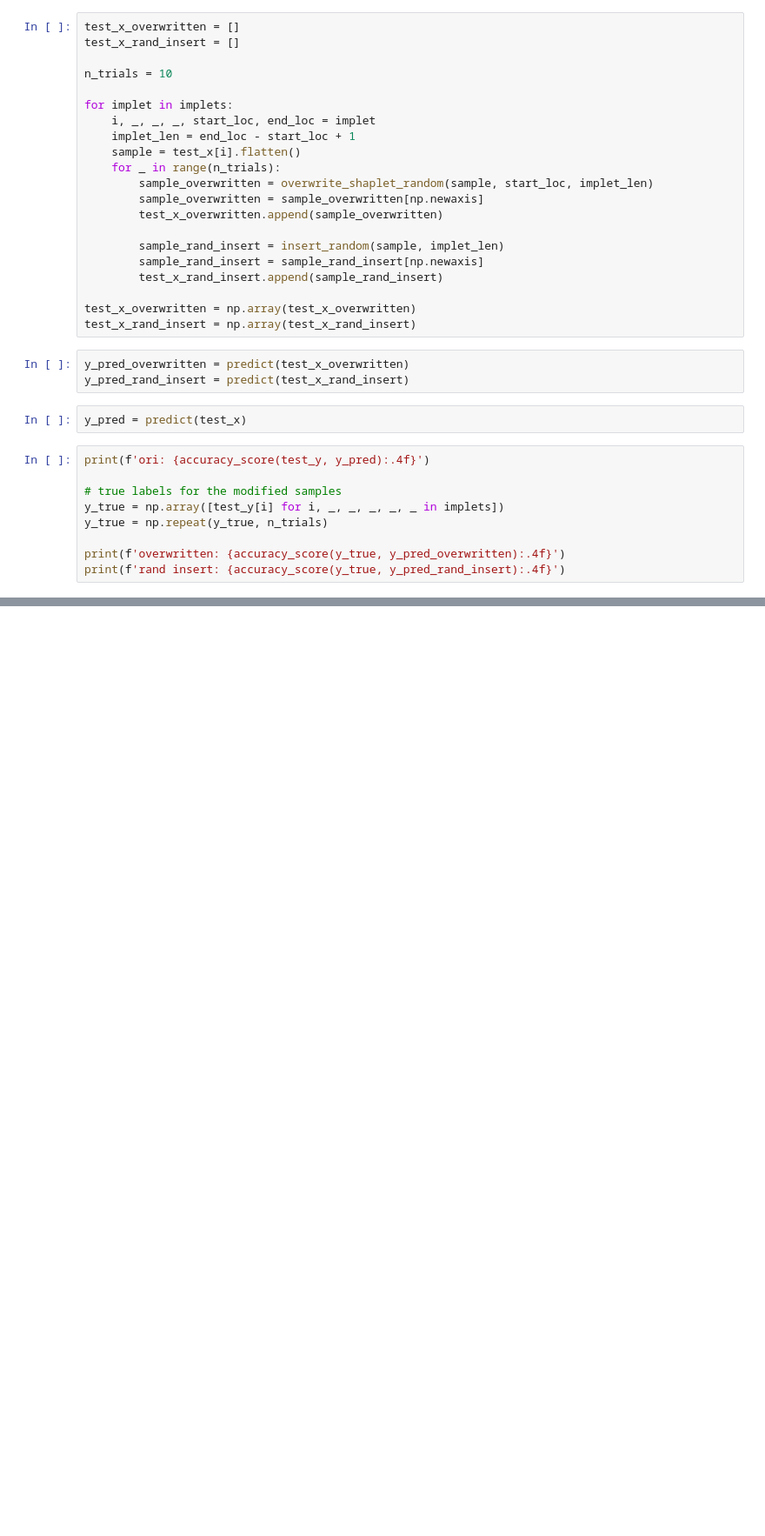
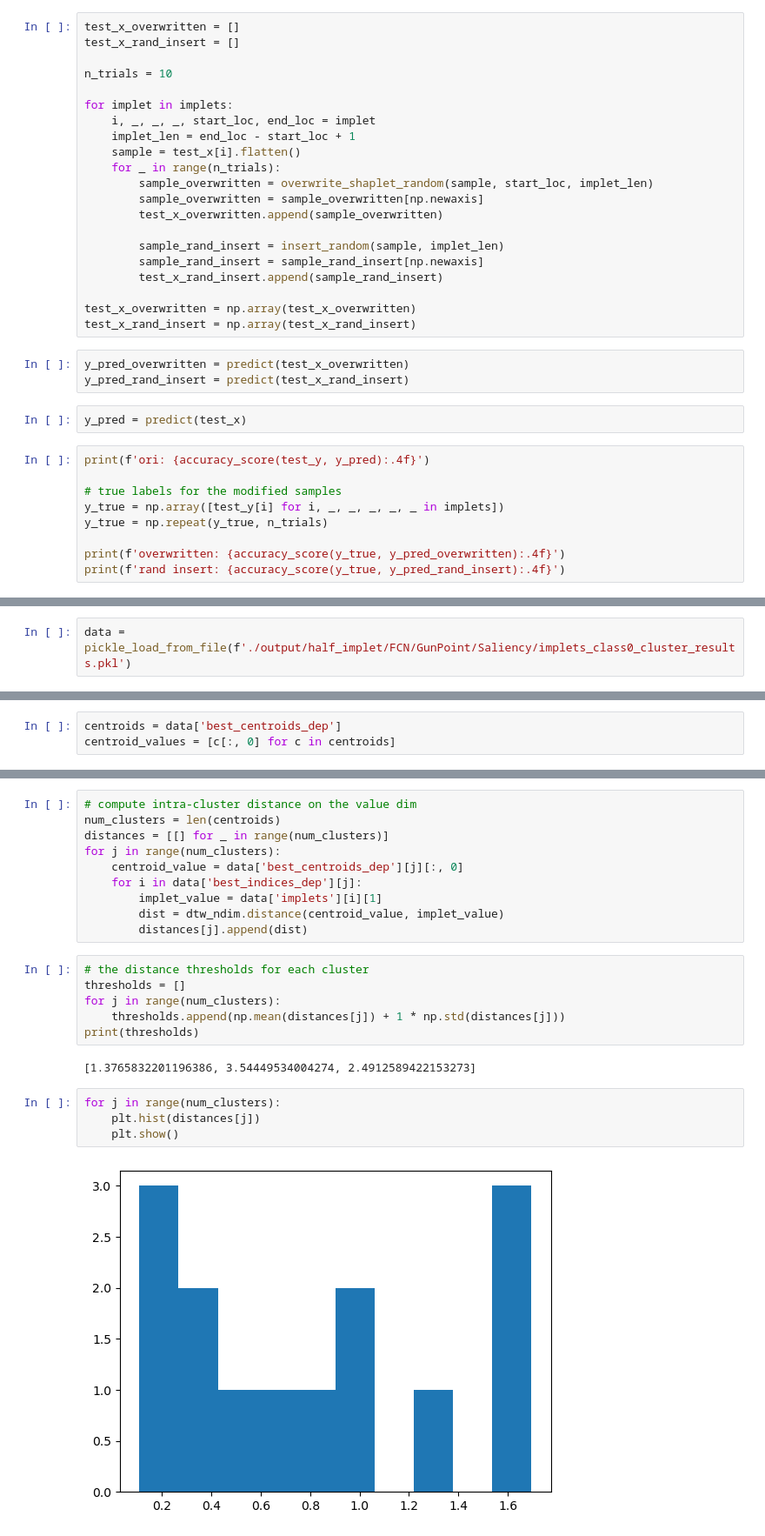
Before and after one commit to LbzSteven/implet, a Jupyter notebook: implet_extractor.ipynb, the cells around one changed output, grey strips where cells are left out. Shown: that part at 87% size. Drawn from its saved outputs; the diff is of its cells as text; blank space fills up the shorter version.

Commit message:
[feat] add sample code for half dataset comparison

```diff
--- a/implet_extractor.ipynb
+++ b/implet_extractor.ipynb
@@ -316,0 +321,2 @@ print(f'rand insert: {accuracy_score(y_true, y_pred_rand_insert):.4f}')
+# %%
+data = pickle_load_from_file(f'./output/half_implet/FCN/GunPoint/Saliency/implets_class0_cluster_results.pkl')
@@ -316,0 +327,3 @@ print(f'rand insert: {accuracy_score(y_true, y_pred_rand_insert):.4f}')
+# %%
+centroids = data['best_centroids_dep']
+centroid_values = [c[:, 0] for c in centroids]
@@ -316,0 +353,24 @@ print(f'rand insert: {accuracy_score(y_true, y_pred_rand_insert):.4f}')
+# %%
+# compute intra-cluster distance on the value dim
+num_clusters = len(centroids)
+distances = [[] for _ in range(num_clusters)]
+for j in range(num_clusters):
+    centroid_value = data['best_centroids_dep'][j][:, 0]
+    for i in data['best_indices_dep'][j]:
+        implet_value = data['implets'][i][1]
+        dist = dtw_ndim.distance(centroid_value, implet_value)
+        distances[j].append(dist)
+# %%
+# the distance thresholds for each cluster
+thresholds = []
+for j in range(num_clusters):
+    thresholds.append(np.mean(distances[j]) + 1 * np.std(distances[j]))
+print(thresholds)
+# %% [output]
+[1.3765832201196386, 3.54449534004274, 2.4912589422153273]
+# %%
+for j in range(num_clusters):
+    plt.hist(distances[j])
+    plt.show()
+# %% [output]
+[figure, added]
```
Also changed, not shown: parts of 17 cells of this notebook.
